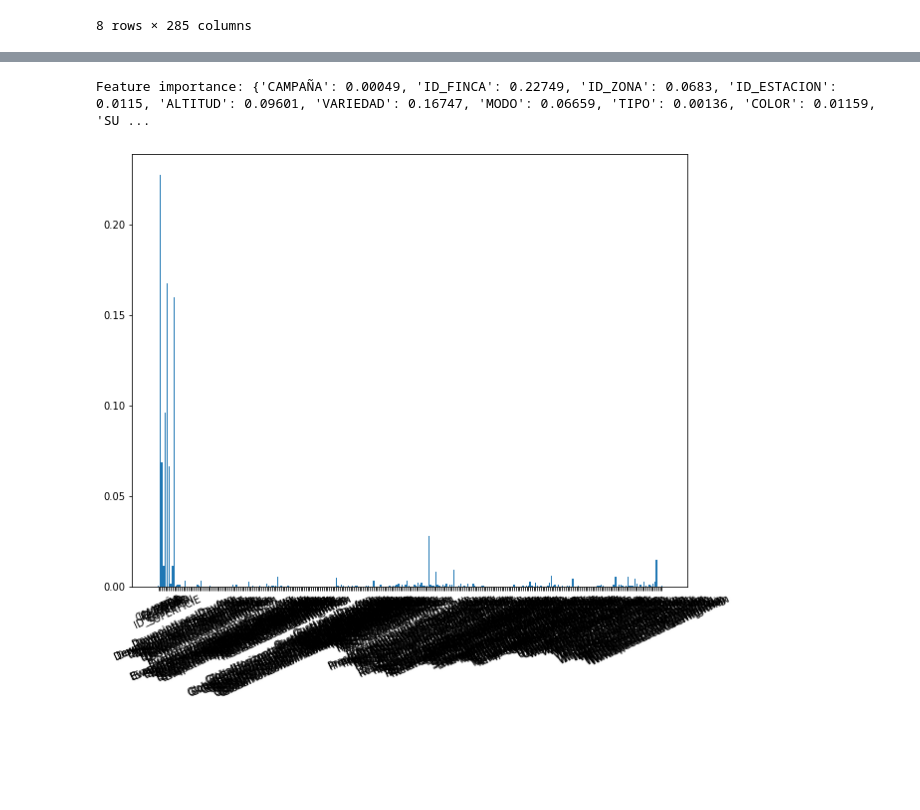
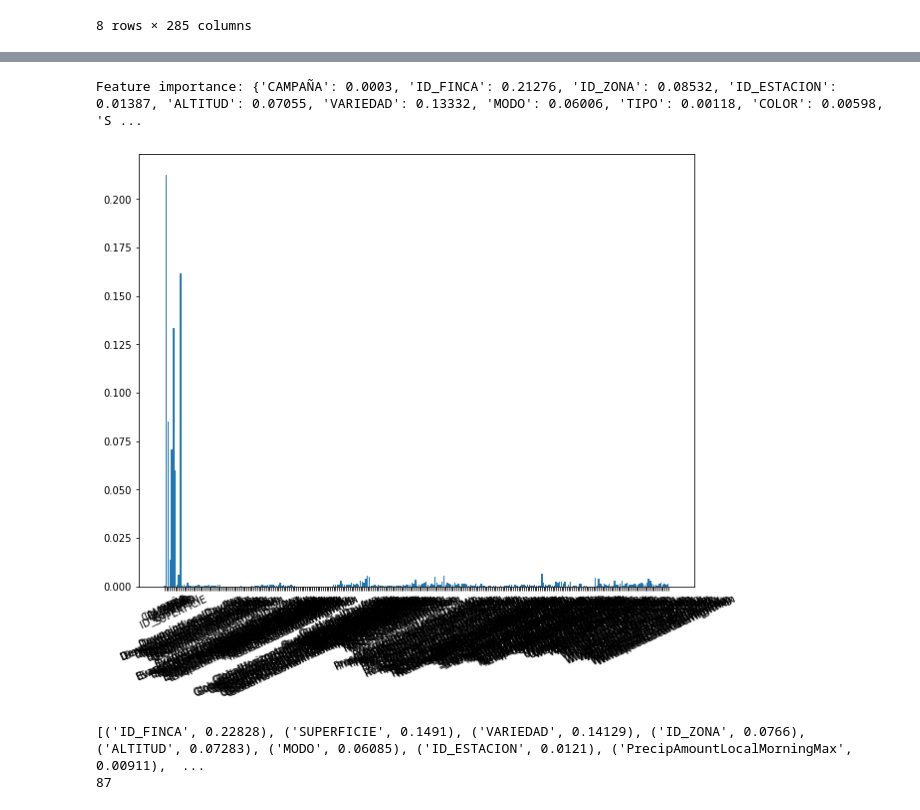
Before and after one commit to AlbertRoca29/The-Wine-Project, a Jupyter notebook: script_exploración.ipynb, the cells around one changed output, grey strips where cells are left out. Cells and saved outputs as stored; diff of their text form; code cells hidden in the pictures; blank space fills up the shorter version.

```diff
--- a/script_exploración.ipynb
+++ b/script_exploración.ipynb
@@ -123,12 +187,12 @@ dtype: object
 # %%
-for i in range(t2.shape[0]):
-    valor = t2['ALTITUD'].values[i]
+for i in range(train.shape[0]):
+    valor = train['ALTITUD'].values[i]
     if(len(valor)>3):
-        t2['ALTITUD'].values[i] = int((int(valor[:3])+int(valor[-3:]))/2)
+        train['ALTITUD'].values[i] = int((int(valor[:3])+int(valor[-3:]))/2)
     else:
-        t2['ALTITUD'].values[i] = int(valor)
+        train['ALTITUD'].values[i] = int(valor)
 
-t2['ALTITUD'] = pd.to_numeric(t2['ALTITUD'])
+train['ALTITUD'] = pd.to_numeric(train['ALTITUD'])
 # %%
 import seaborn as sns
 
@@ -221,9 +282,8 @@ plt.show()
 # %% [markdown]
 Feature importance RandomForest
 # %%
-
 # Extracting the importances by sklearn
-importances_dtr = models['DTR'].feature_importances_
+importances_dtr = models['RFR'].feature_importances_
 
 # Creating a dataframe with the feature importance by sklearn
 feature_importance_dtr = {}
@@ -301,5 +307,5 @@ A partir d'aqui nomes treballarem amb les bases de dades eto i train, deixan la
 # %% [markdown]
 Afegint tots els atributs de eto, passats de dia a **any**
 # %%
-eto['CAMPAÑA'] =eto['date']/10000-2000
+eto['CAMPAÑA'] =eto['date']/10000-2000 + ((eto['date'].astype(str).str[4:6].astype(float) - 0.5)/10).astype(int)
 eto['CAMPAÑA'] = eto['CAMPAÑA'].astype(int)
@@ -382,8 +431,8 @@ t = time.time()
 models = {
     'RidgeCV':RidgeCV(),
     'SVR':SVR(),
-    'DTR':DTR()
-    # 'RFC':RFC()
+    'DTR':DTR(),
+    'RFR':RFR()
 }
 for nom,m in models.items():
     m.fit(X_train, y_train)
@@ -394,8 +443,5 @@ for nom,m in models.items():
     # Measure the mean squared error of the predictions
     mse = MSE(y_test, y_pred)
     print(nom,'RMSE= ',math.sqrt(mse))
-    print('the mean of productoin', np.mean(y))
     print("temps = %3.4fs"%(time.time()-t))
-
-    print(y_test,y_pred)
 # %% [output]
@@ -425,19 +465,26 @@ plt.show()
 # %%
 # Extracting the importances by sklearn
-importances_dtr = models['DTR'].feature_importances_
+importances_rfr = models['RFR'].feature_importances_
 
 # Creating a dataframe with the feature importance by sklearn
-feature_importance_dtr = {}
+feature_importance_rfr = {}
 for i, feature in enumerate(X_columns):
-    feature_importance_dtr[feature] = round(importances_dtr[i], 5)
+    feature_importance_rfr[feature] = round(importances_rfr[i], 5)
 
 plt.figure(figsize=(10,8))
-print(f"Feature importance: {feature_importance_dtr}")
-plt.bar(feature_importance_dtr.keys(), feature_importance_dtr.values())
+print(f"Feature importance: {feature_importance_rfr}")
+plt.bar(feature_importance_rfr.keys(), feature_importance_rfr.values())
 plt.xticks(rotation=25)
 plt.show()
 # %% [output]
-Feature importance: {'CAMPAÑA': 0.00049, 'ID_FINCA': 0.22749, 'ID_ZONA': 0.0683, 'ID_ESTACION': 0.0115, 'ALTITUD': 0.09601, 'VARIEDAD': 0.16747, 'MODO': 0.06659, 'TIPO': 0.00136, 'COLOR': 0.01159, 'SU ...
+Feature importance: {'CAMPAÑA': 0.0003, 'ID_FINCA': 0.21276, 'ID_ZONA': 0.08532, 'ID_ESTACION': 0.01387, 'ALTITUD': 0.07055, 'VARIEDAD': 0.13332, 'MODO': 0.06006, 'TIPO': 0.00118, 'COLOR': 0.00598, 'S ...
-[figure, old version]
+[figure, new version]
+# %%
+sorted_feature_importance_rfr = sorted(feature_importance_dtr.items(), key=lambda x:x[1],reverse=True)
+print(sorted_feature_importance_rfr)
+print(np.sum( np.array(list(feature_importance_dtr.values())) >0.001))
+# %% [output]
+[('ID_FINCA', 0.22828), ('SUPERFICIE', 0.1491), ('VARIEDAD', 0.14129), ('ID_ZONA', 0.0766), ('ALTITUD', 0.07283), ('MODO', 0.06085), ('ID_ESTACION', 0.0121), ('PrecipAmountLocalMorningMax', 0.00911),  ...
+87
 # %%
 t3.describe()
```
Also changed, not shown: parts of 47 cells of this notebook.
